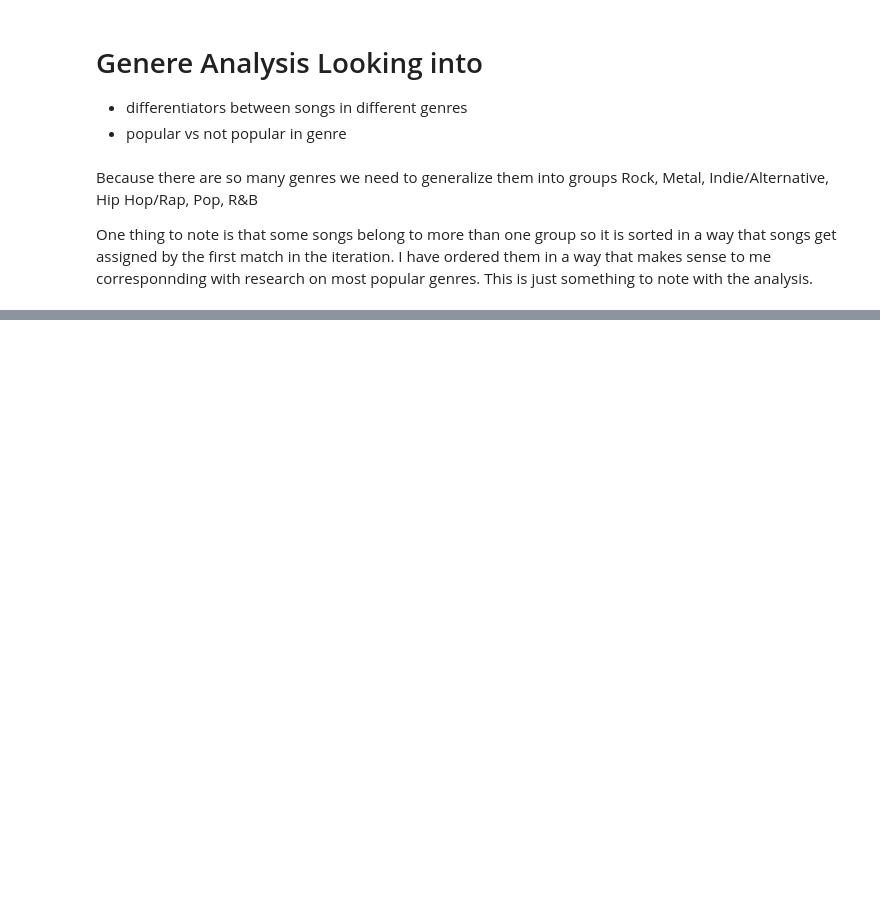
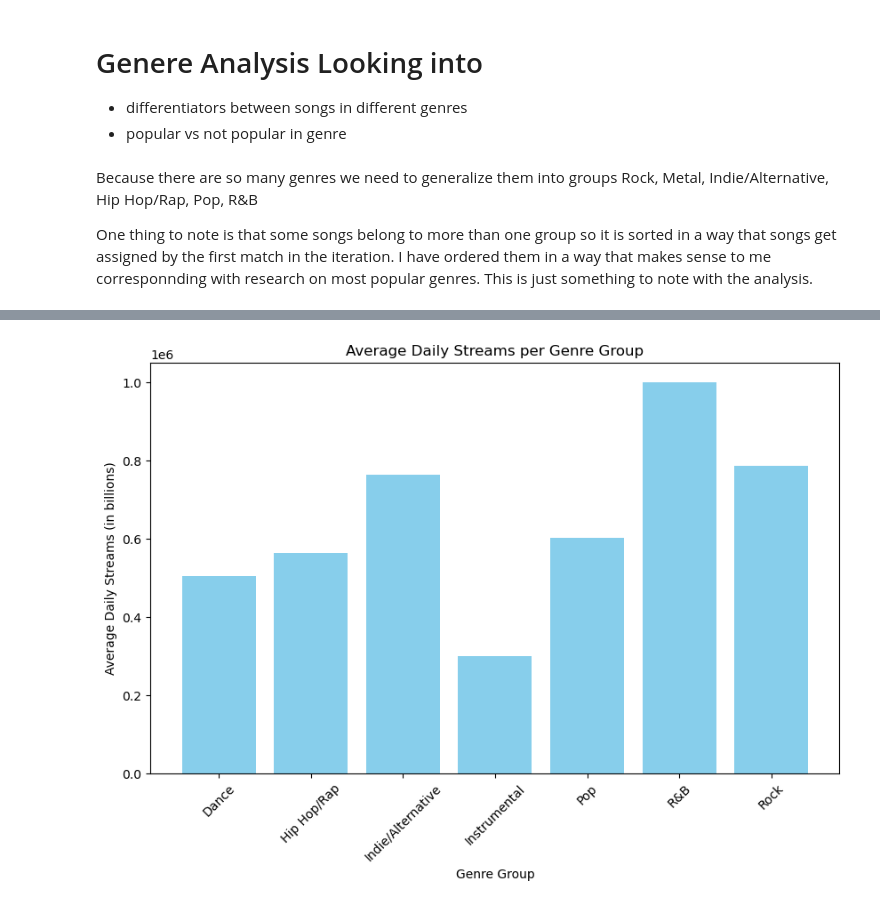
Before and after one commit to mojolemker/3250-data-analytics-template, a Jupyter notebook: code/notebooks/005-genereAnalysis.ipynb, the cells around one changed output, grey strips where cells are left out. Saved outputs shown, nothing was run; the diff lists cells and outputs as text; code cells hidden in the pictures; blank space fills up the shorter version.

```diff
--- a/code/notebooks/005-genereAnalysis.ipynb
+++ b/code/notebooks/005-genereAnalysis.ipynb
@@ -146,0 +108,11 @@ Passing `palette` without assigning `hue` is deprecated and will be removed in v
+# %%
+# Using top_track_genres dataframe
+plt.figure(figsize=(10,6))
+plt.bar(top_track_genres['genre_group'], top_track_genres['daily_streams_avg'], color='skyblue')
+plt.title('Average Daily Streams per Genre Group')
+plt.xlabel('Genre Group')
+plt.ylabel('Average Daily Streams (in billions)')
+plt.xticks(rotation=45)
+plt.show()
+# %% [output]
+[figure, added]
```
Also changed, not shown: parts of 14 cells of this notebook, 4 other files.
